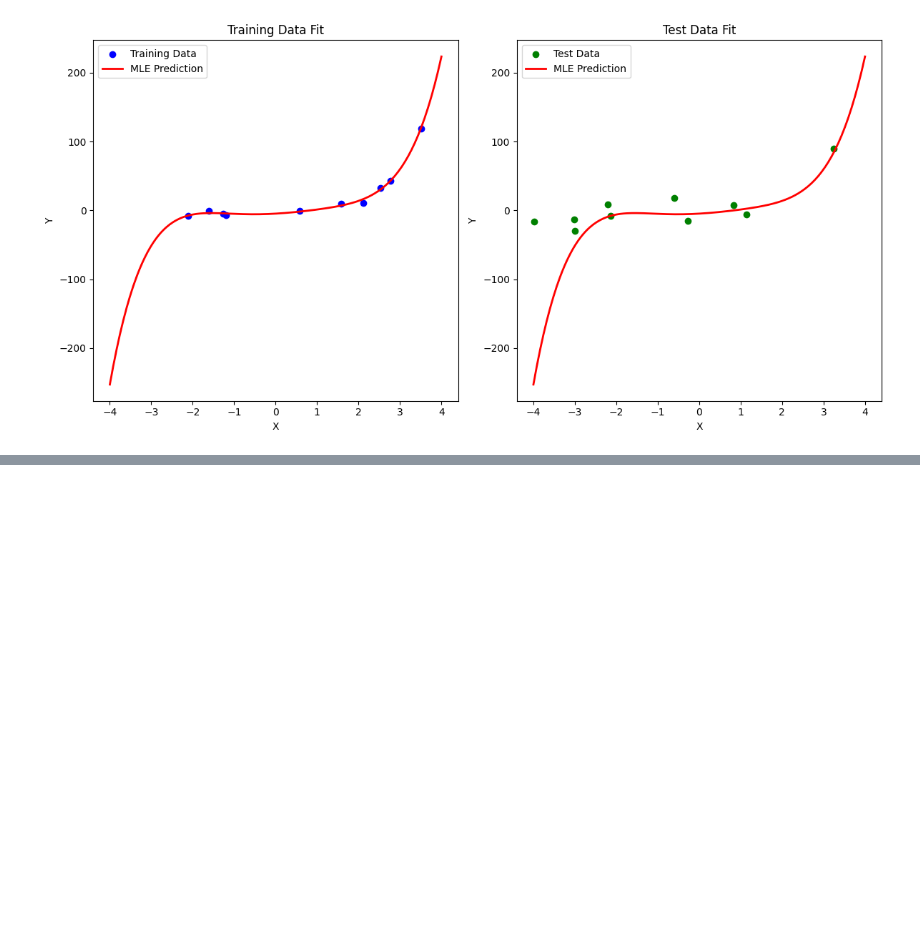
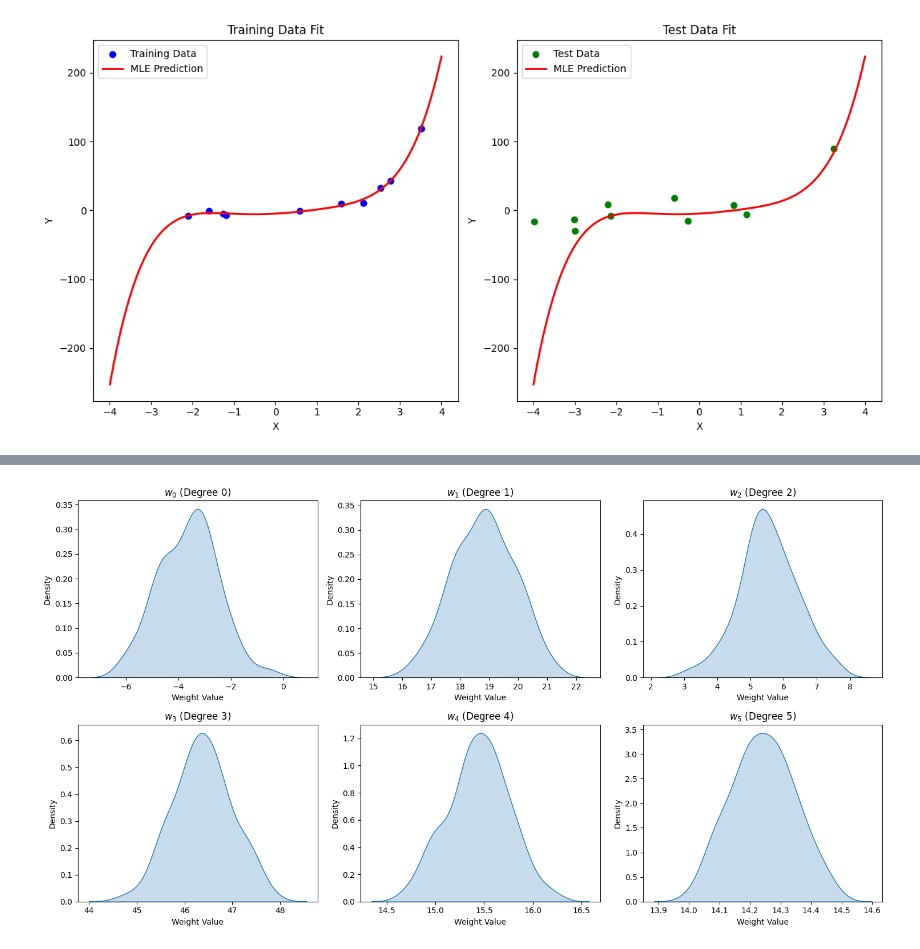
Before and after one commit to ldsbalu/Balu-Portfolio, a Jupyter notebook: CS677_HW3_Bayesian_Linear_Regression_with_Conjugate_Priors_and_Known_Variance.ipynb, the cells around one changed output, grey strips where cells are left out. Drawn from its saved outputs; the diff is of its cells as text; code cells hidden in the pictures; blank space fills up the shorter version.

```diff
--- a/CS677_HW3_Bayesian_Linear_Regression_with_Conjugate_Priors_and_Known_Variance.ipynb
+++ b/CS677_HW3_Bayesian_Linear_Regression_with_Conjugate_Priors_and_Known_Variance.ipynb
@@ -78,0 +175,27 @@ plt.show()
+# %%
+X_poly = np.vander(X_train, N=6, increasing=True)
+
+#posterior covariance matrix
+vN = np.linalg.inv(np.eye(6) / (sigma0**2) + X_poly.T @ X_poly / (sigma_y**2))
+#posterior mean
+wN = np.linalg.inv(X_poly.T @ X_poly / (sigma_y**2) + np.eye(6) / (sigma0**2)) @ X_poly.T @ y_train
+# %%
+#sample from posterior
+np.random.seed(0)
+posterior_samples = np.random.multivariate_normal(wN, vN, size=100)
+# %%
+#ploting KDE
+
+fig, axes = plt.subplots(2, 3, figsize=(15, 8))
+axes = axes.ravel()
+
+for i in range(6):
+    sns.kdeplot(posterior_samples[:, i], ax=axes[i], fill=True)
+    axes[i].set_title(f'$w_{i}$ (Degree {i})')
+    axes[i].set_xlabel('Weight Value')
+    axes[i].set_ylabel('Density')
+
+plt.tight_layout()
+plt.show()
+# %% [output]
+[figure, added]
```
Also changed, not shown: parts of 15 cells of this notebook.
